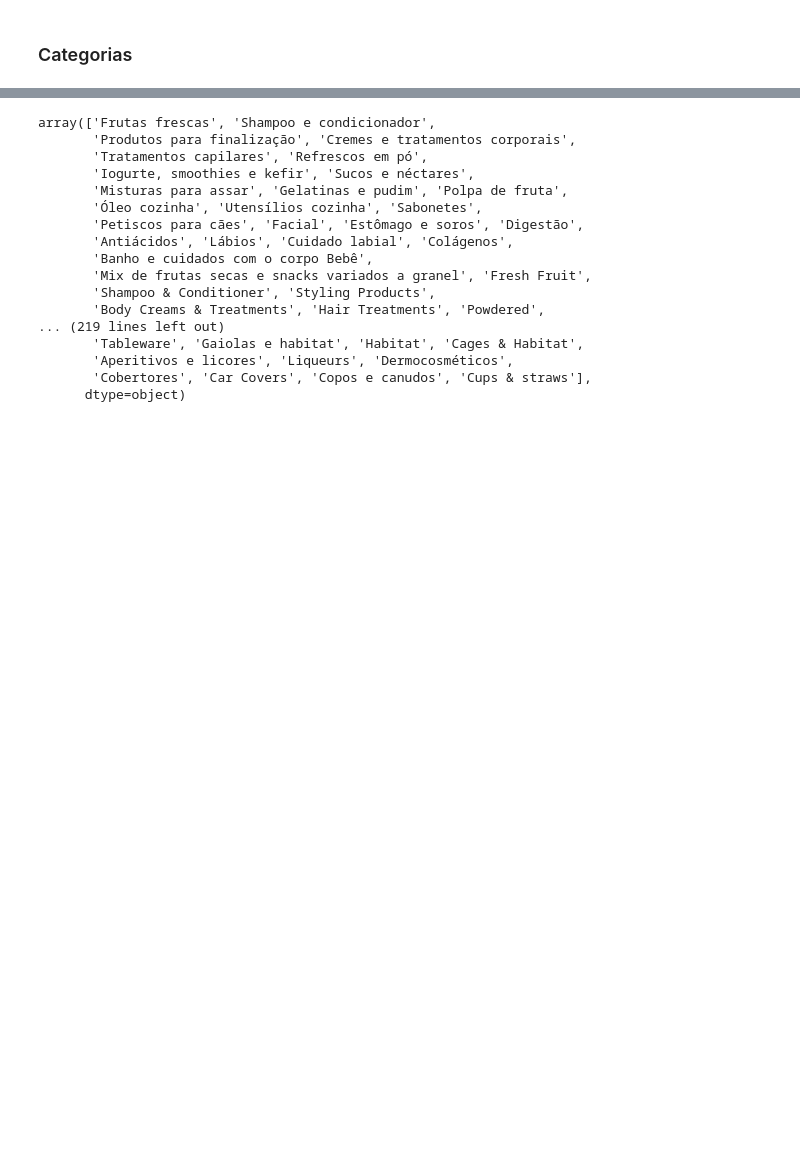
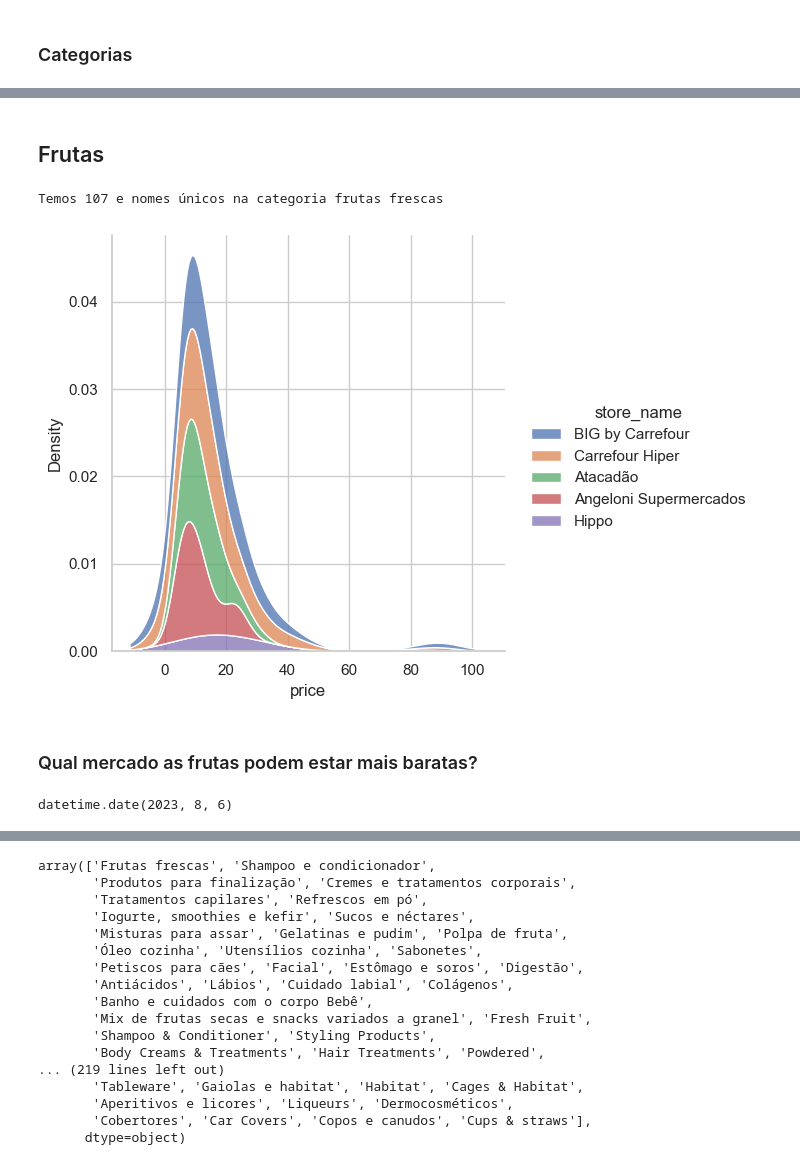
Before and after one commit to ericyaang/cornershop, a Jupyter notebook: Example.ipynb, the cells around one changed output, grey strips where cells are left out. Saved outputs shown, nothing was run; the diff lists cells and outputs as text; code cells hidden in the pictures; blank space fills up the shorter version.

```diff
--- a/Example.ipynb
+++ b/Example.ipynb
@@ -636,7 +636,7 @@ Removed 3082 duplicate rows
 # %%
 def remove_duplicate_rows_except_search(df):
     """
-    Remove rows from a DataFrame where all column values are exactly the same.
+    Remove rows from a DataFrame where all column values are exactly the same except column search_term.
 
     Args:
         df (pd.DataFrame): The DataFrame to remove duplicate rows from.
@@ -661,0 +675,20 @@ df.shape
+# %% [markdown]
+## Frutas
+# %%
+frutas_unique = df.query('aisle_name == "Frutas frescas"')['product_name'].nunique()
+print(f"Temos {frutas_unique} e nomes únicos na categoria frutas frescas")
+# %% [output]
+Temos 107 e nomes únicos na categoria frutas frescas
+# %%
+import seaborn as sns
+sns.set_theme(style="whitegrid")
+frutas = df.query('aisle_name == "Frutas frescas"')
+sns.displot(frutas, x="price", hue="store_name", kind="kde",multiple="stack");
+# %% [output]
+[figure, added]
+# %% [markdown]
+### Qual mercado as frutas podem estar mais baratas?
+# %%
+frutas.date.max().date()
+# %% [output]
+datetime.date(2023, 8, 6)
```
Also changed, not shown: parts of 6 cells of this notebook.
